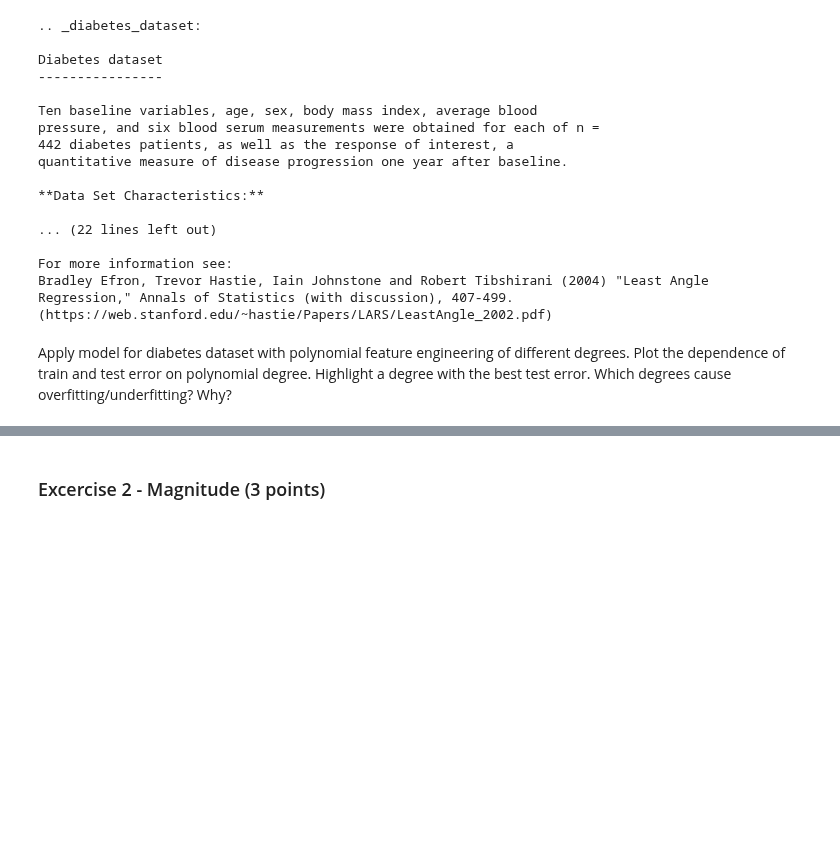
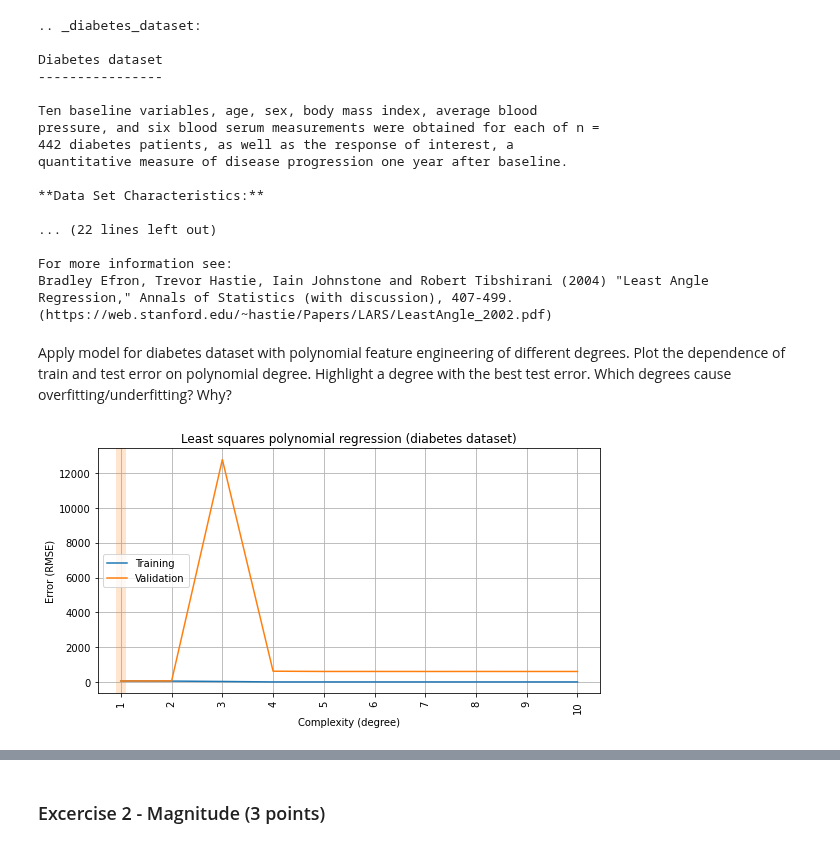
Before and after one commit to Bayramova/rs_school_assignments, a Jupyter notebook: overfitting_regularization.ipynb, the cells around one changed output, grey strips where cells are left out. Saved outputs shown, nothing was run; the diff lists cells and outputs as text; code cells hidden in the pictures; blank space fills up the shorter version.

```diff
--- a/overfitting_regularization.ipynb
+++ b/overfitting_regularization.ipynb
@@ -371,0 +370,33 @@ Apply model for diabetes dataset with polynomial feature engineering of differen
+# %%
+# data in diabetes dataset have been alredy scaled, that's why we will redefine make_model function
+def make_model_wo_scaling(degree, alpha=0, penalty=None):
+    # linear regression
+    if alpha == 0:
+        regressor = LinearRegression()
+    # lasso regression",
+    elif penalty == 'L1':
+        regressor = Lasso(alpha=alpha, random_state=SEED, max_iter=50000)
+    # ridge regression",
+    elif penalty == 'L2':
+        regressor = Ridge(alpha=alpha, random_state=SEED, max_iter=50000)
+
+
+    return Pipeline([
+        ('pol', PolynomialFeatures(degree, include_bias=(degree == 0))),
+        ('reg', regressor)
+    ])
+# %%
+rmse_train, rmse_valid = [], []
+for degree in DEGREES[1:11]:
+    results = cross_validate(make_model_wo_scaling(degree),
+                             X_diabetes, y_diabetes, cv=5,
+                             return_train_score=True,
+                             scoring='neg_root_mean_squared_error')
+
+    rmse_train.append(-np.mean(results['train_score']))
+    rmse_valid.append(-np.mean(results['test_score']))
+
+plot_fitting_graph(DEGREES[1:11], rmse_train, rmse_valid, xlabel='Complexity (degree)', ylabel='Error (RMSE)',
+                   title='Least squares polynomial regression (diabetes dataset)')
+# %% [output]
+[figure, added]
```
Also changed, not shown: parts of 7 cells of this notebook.
